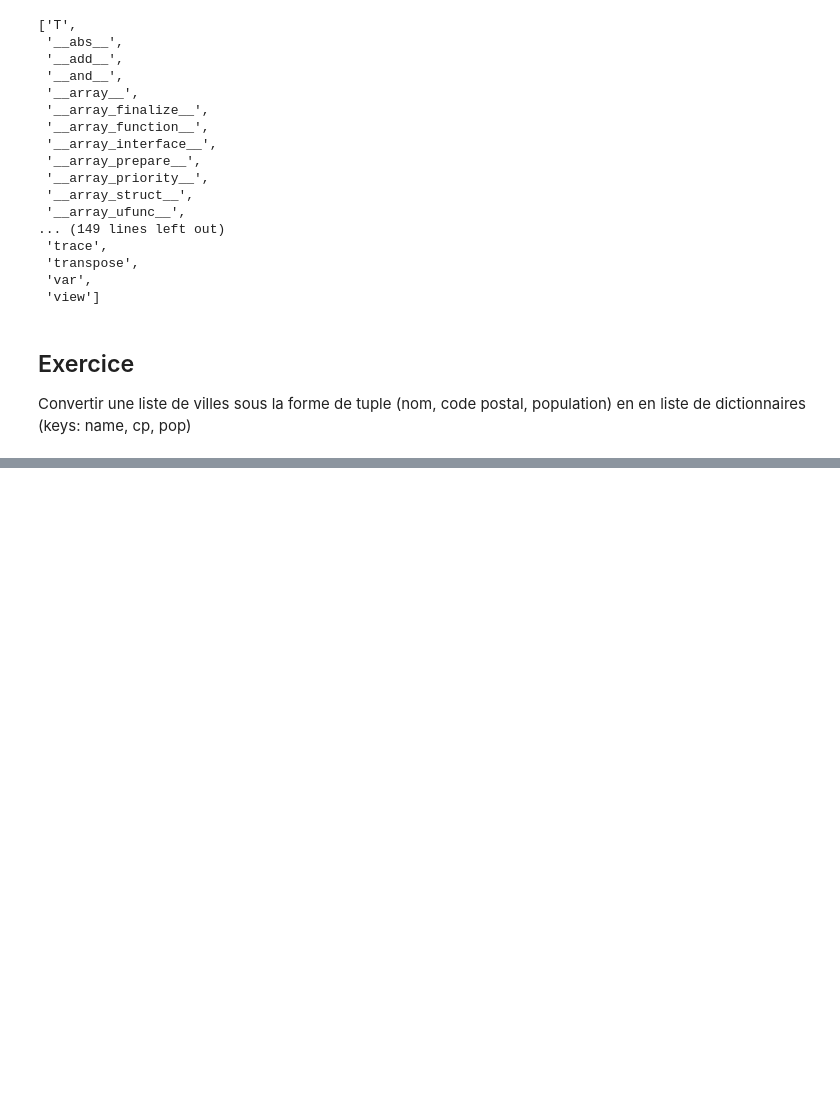
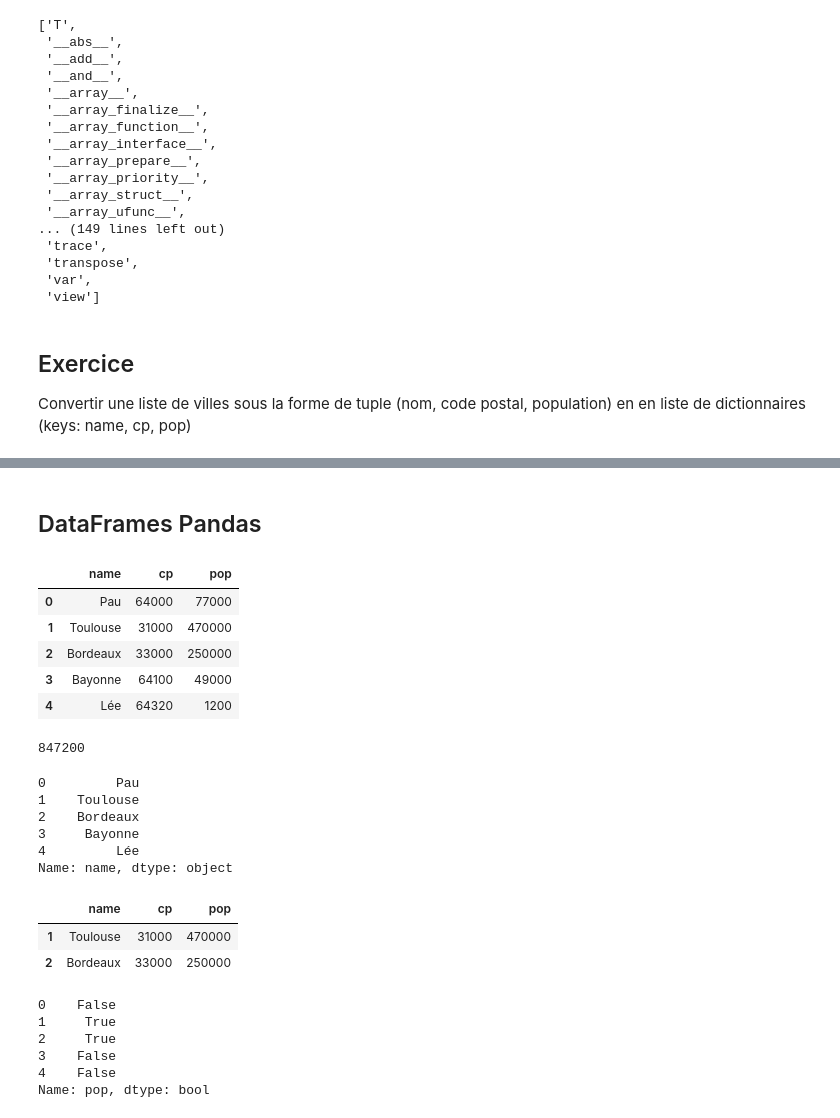
Before and after one commit to matthcol/python202302, a Jupyter notebook: Basics.ipynb, the cells around one changed output, grey strips where cells are left out. Drawn from its saved outputs; the diff is of its cells as text; code cells hidden in the pictures; blank space fills up the shorter version.

```diff
--- a/Basics.ipynb
+++ b/Basics.ipynb
@@ -395,12 +398,45 @@ dir(np.ndarray)
 Convertir une liste de villes sous la forme de tuple (nom, code postal, population)
 en en liste de dictionnaires (keys: name, cp, pop)
 # %%
+def convertCityTupleToDict(city_t):
+    n,cp,pop = city_t
+    return {
+        "name": n,
+        "cp": cp,
+        "pop": pop
+    }
+
 def convertCitiesTuplesToDicts(cities_tuples):
-    pass
+    # list comprehension
+    return [ convertCityTupleToDict(city_t) for city_t in cities_tuples ]
+
+def convertCitiesTuplesToDicts3(cities_tuples):
+    # list comprehension
+    return [
+        {
+            "name": name,
+            "cp": cp,
+            "pop": pop
+        } for name, cp, pop  in cities_tuples
+    ]
+
+def convertCitiesTuplesToDicts2(cities_tuples):
+    res = []
+    for name, cp, pop in cities_tuples:
+        res.append({
+            "name": name,
+            "cp": cp,
+            "pop": pop
+        })
+    return res
 # %%
 cities_tuples = [
     ('Pau', '64000', 77000),
     ('Toulouse', '31000', 470000),
     ('Bordeaux', '33000', 250000),
     ('Bayonne', '64100', 49000),
+    ('Lée', '64320', 1200),
 ]
+# %%
+cities_dicts = convertCitiesTuplesToDicts2(cities_tuples)
+cities_dicts
@@ -406,0 +678,42 @@ cities_tuples = [
+# %% [markdown]
+## DataFrames Pandas
+# %%
+dfCities = pd.DataFrame(cities_dicts)
+dfCities
+# %% [output]
+|  | name | cp | pop |
+| 0 | Pau | 64000 | 77000 |
+| 1 | Toulouse | 31000 | 470000 |
+| 2 | Bordeaux | 33000 | 250000 |
+| 3 | Bayonne | 64100 | 49000 |
+| 4 | Lée | 64320 | 1200 |
+# %%
+dfCities['pop'].sum()
+# %% [output]
+847200
+# %%
+dfCities.name
+# %% [output]
+0         Pau
+1    Toulouse
+2    Bordeaux
+3     Bayonne
+4         Lée
+Name: name, dtype: object
+# %%
+# cities with pop >= 1000000
+dfCities[dfCities['pop'] >= 100000]
+# %% [output]
+|  | name | cp | pop |
+| 1 | Toulouse | 31000 | 470000 |
+| 2 | Bordeaux | 33000 | 250000 |
+# %%
+# étape intermédiaire
+dfCities['pop'] >= 100000
+# %% [output]
+0    False
+1     True
+2     True
+3    False
+4    False
+Name: pop, dtype: bool
```
Also changed, not shown: parts of 66 cells of this notebook.
